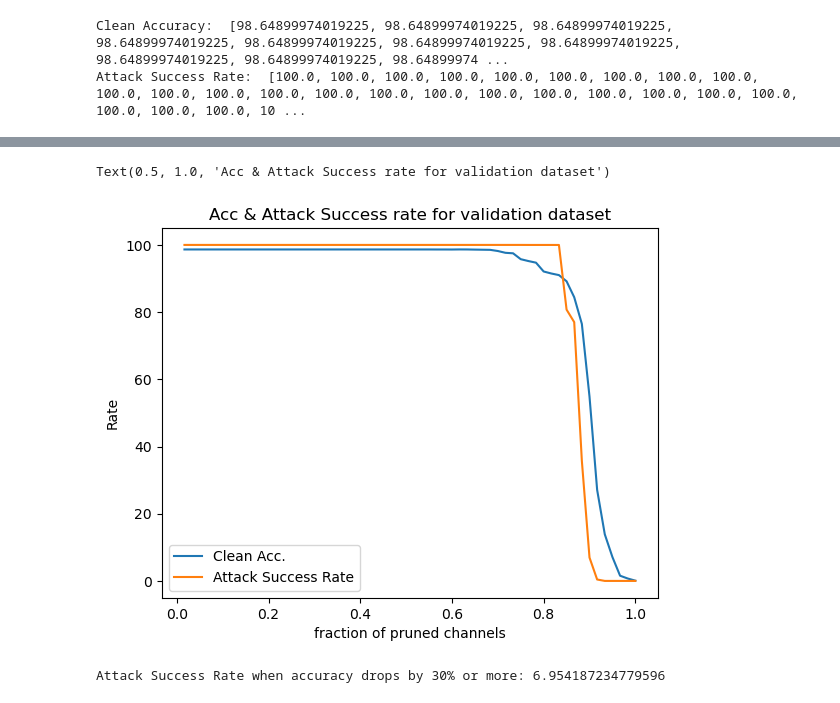
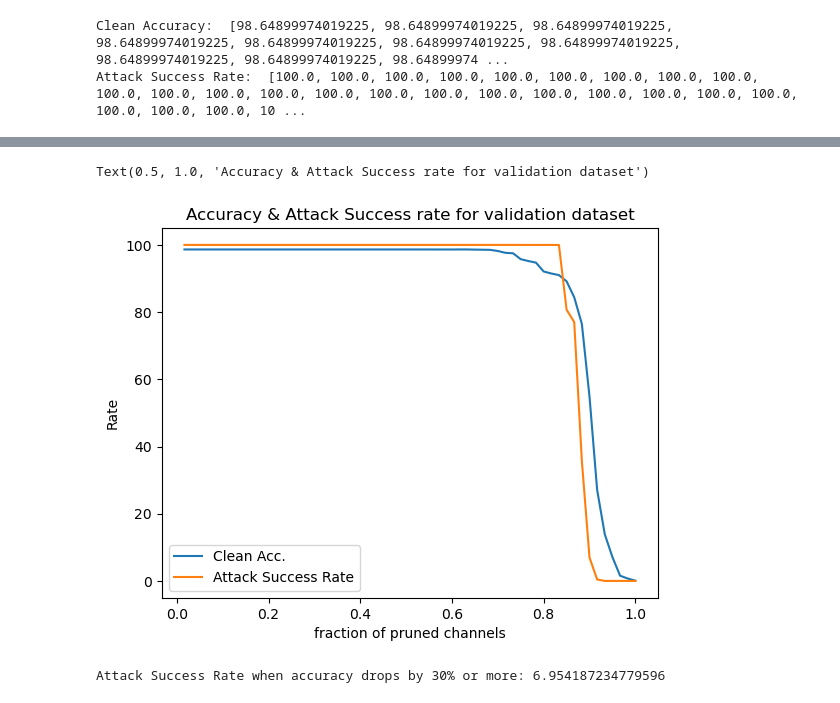
Before and after one commit to 21amanshah/as16600_ML_Cyber_lab4, a Jupyter notebook: as16600_ML_Cyber_Lab4.ipynb, the cells around one changed output, grey strips where cells are left out. Drawn from its saved outputs; the diff is of its cells as text; code cells hidden in the pictures.

```diff
--- a/as16600_ML_Cyber_Lab4.ipynb
+++ b/as16600_ML_Cyber_Lab4.ipynb
@@ -317,14 +316,14 @@ print(table)
 # %%
 x_axis = np.arange(1,61)/60
 plt.plot(x_axis,clean_acc)
 plt.plot(x_axis,asrate)
 plt.legend(['Clean Acc.','Attack Success Rate'])
 plt.xlabel("fraction of pruned channels")
 plt.ylabel("Rate")
-plt.title("Acc & Attack Success rate for validation dataset")
+plt.title("Accuracy & Attack Success rate for validation dataset")
 # %% [output]
-Text(0.5, 1.0, 'Acc & Attack Success rate for validation dataset')
+Text(0.5, 1.0, 'Accuracy & Attack Success rate for validation dataset')
-[figure, old version]
+[figure, new version]
 # %%
 index = np.where(np.array(clean_acc) <= (clean_data_acc - 30))[0]
 print("Attack Success Rate when accuracy drops by 30% or more:", asrate[index[0]])
```
Also changed, not shown: parts of 7 cells of this notebook, 1 other file.
